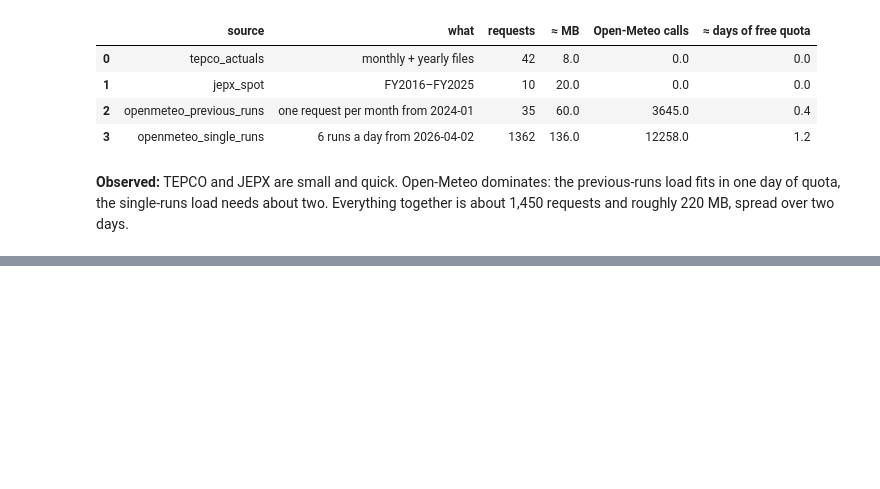
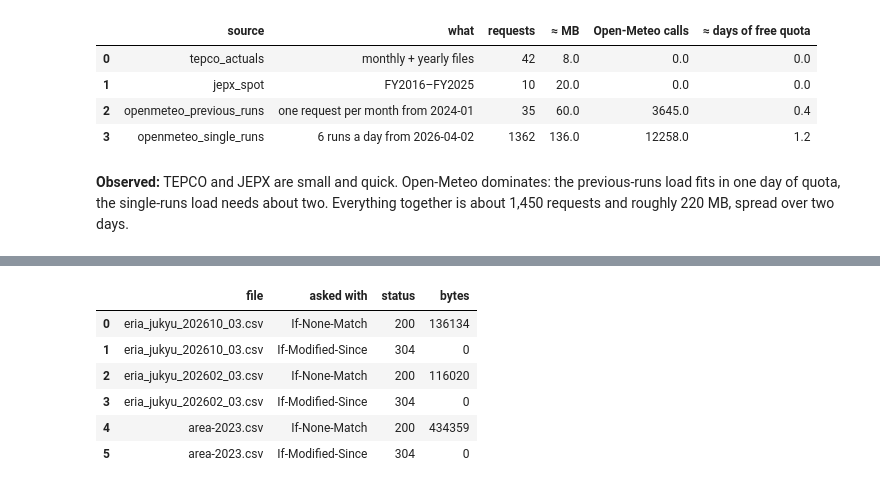
Before and after one commit to iahsanujunda/jtf, a Jupyter notebook: notebooks/01_history_probe.ipynb, the cells around one changed output, grey strips where cells are left out. Cells and saved outputs as stored; diff of their text form; code cells hidden in the pictures; blank space fills up the shorter version.

```diff
--- a/notebooks/01_history_probe.ipynb
+++ b/notebooks/01_history_probe.ipynb
@@ -587,0 +592,33 @@ plan.round({"≈ MB": 0, "Open-Meteo calls": 0})
+# %%
+results_path = CACHE / "conditional_requests.json"
+if results_path.exists():
+    results = json.loads(results_path.read_text())
+else:
+    results = []
+    for name in ["eria_jukyu_202610_03.csv", "eria_jukyu_202602_03.csv", "area-2023.csv"]:
+        _, headers = tepco_csv(name)
+        url = tepco_files.loc[tepco_files["file"] == name, "url"].iloc[0]
+        for header, value in (
+            ("If-None-Match", headers["etag"]),
+            ("If-Modified-Since", headers["last-modified"]),
+        ):
+            time.sleep(2)
+            r = client.get(url, headers={header: value})
+            results.append(
+                {
+                    "file": name,
+                    "asked with": header,
+                    "status": r.status_code,
+                    "bytes": len(r.content),
+                }
+            )
+    results_path.write_text(json.dumps(results))
+pd.DataFrame(results)
+# %% [output]
+|  | file | asked with | status | bytes |
+| 0 | eria_jukyu_202610_03.csv | If-None-Match | 200 | 136134 |
+| 1 | eria_jukyu_202610_03.csv | If-Modified-Since | 304 | 0 |
+| 2 | eria_jukyu_202602_03.csv | If-None-Match | 200 | 116020 |
+| 3 | eria_jukyu_202602_03.csv | If-Modified-Since | 304 | 0 |
+| 4 | area-2023.csv | If-None-Match | 200 | 434359 |
+| 5 | area-2023.csv | If-Modified-Since | 304 | 0 |
```
Also changed, not shown: parts of 4 cells of this notebook, 2 other files.
